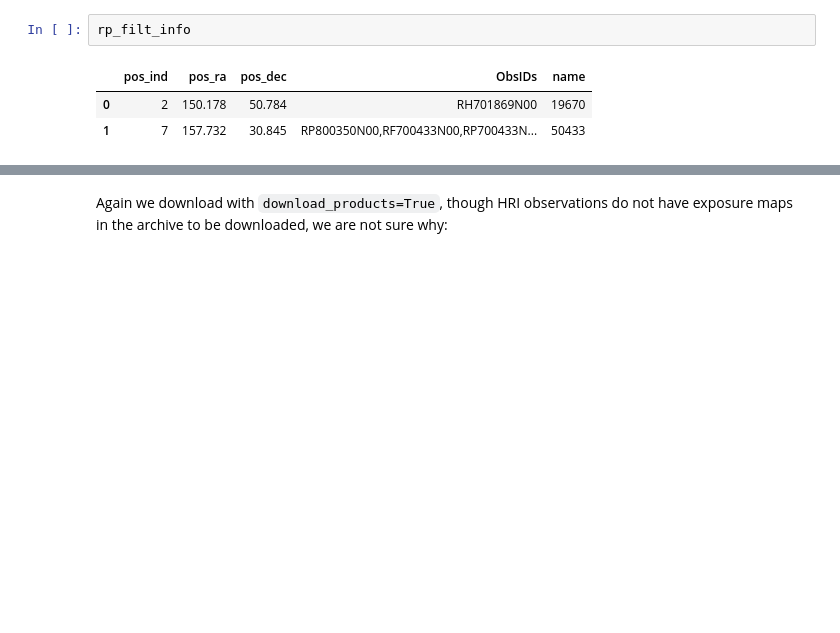
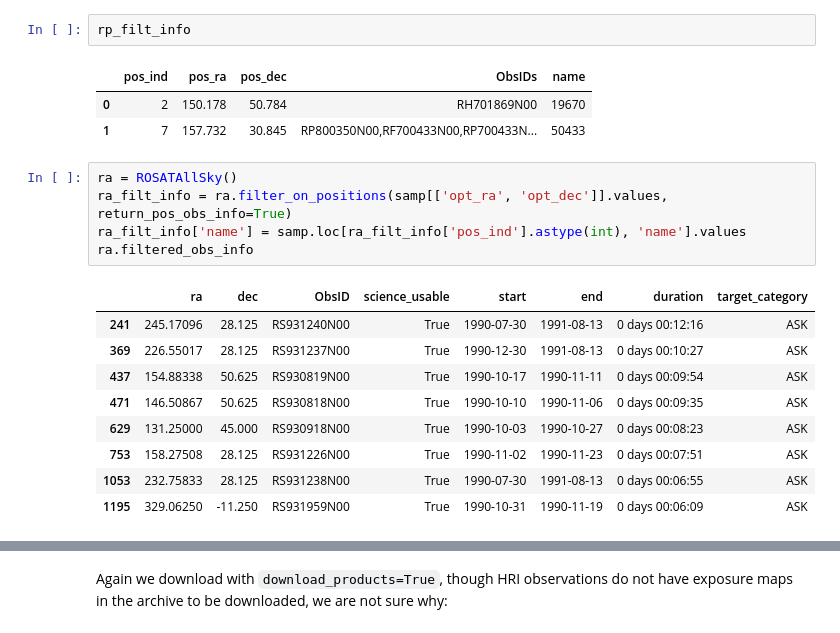
Before and after one commit to DavidT3/OVI_groups, a Jupyter notebook: notebooks/get_xray_data.ipynb, the cells around one changed output, grey strips where cells are left out. Drawn from its saved outputs; the diff is of its cells as text; blank space fills up the shorter version.

```diff
--- a/notebooks/get_xray_data.ipynb
+++ b/notebooks/get_xray_data.ipynb
@@ -176,3 +176,18 @@ rp_filt_info
 |  | pos_ind | pos_ra | pos_dec | ObsIDs | name |
 | 0 | 2 | 150.178 | 50.784 | RH701869N00 | 19670 |
 | 1 | 7 | 157.732 | 30.845 | RP800350N00,RF700433N00,RP700433N... | 50433 |
+# %%
+ra = ROSATAllSky()
+ra_filt_info = ra.filter_on_positions(samp[['opt_ra', 'opt_dec']].values, return_pos_obs_info=True)
+ra_filt_info['name'] = samp.loc[ra_filt_info['pos_ind'].astype(int), 'name'].values
+ra.filtered_obs_info
+# %% [output]
+|  | ra | dec | ObsID | science_usable | start | end | duration | target_category |
+| 241 | 245.17096 | 28.125 | RS931240N00 | True | 1990-07-30 | 1991-08-13 | 0 days 00:12:16 | ASK |
+| 369 | 226.55017 | 28.125 | RS931237N00 | True | 1990-12-30 | 1991-08-13 | 0 days 00:10:27 | ASK |
+| 437 | 154.88338 | 50.625 | RS930819N00 | True | 1990-10-17 | 1990-11-11 | 0 days 00:09:54 | ASK |
+| 471 | 146.50867 | 50.625 | RS930818N00 | True | 1990-10-10 | 1990-11-06 | 0 days 00:09:35 | ASK |
+| 629 | 131.25000 | 45.000 | RS930918N00 | True | 1990-10-03 | 1990-10-27 | 0 days 00:08:23 | ASK |
+| 753 | 158.27508 | 28.125 | RS931226N00 | True | 1990-11-02 | 1990-11-23 | 0 days 00:07:51 | ASK |
+| 1053 | 232.75833 | 28.125 | RS931238N00 | True | 1990-07-30 | 1991-08-13 | 0 days 00:06:55 | ASK |
+| 1195 | 329.06250 | -11.250 | RS931959N00 | True | 1990-10-31 | 1990-11-19 | 0 days 00:06:09 | ASK |
```
Also changed, not shown: parts of 4 cells of this notebook.
